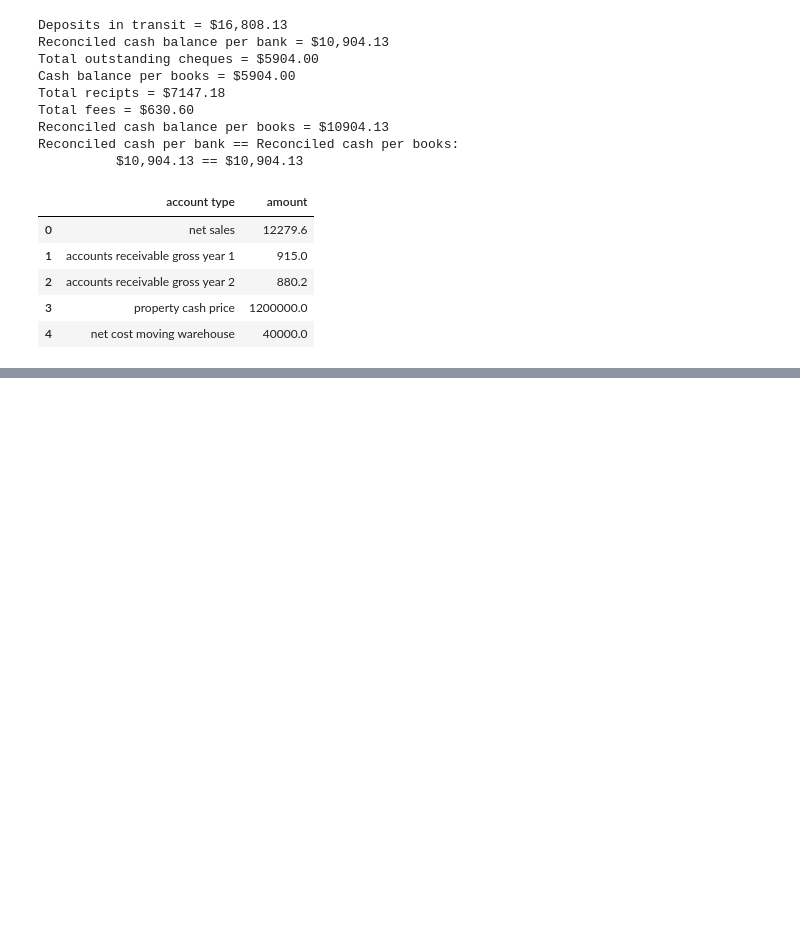
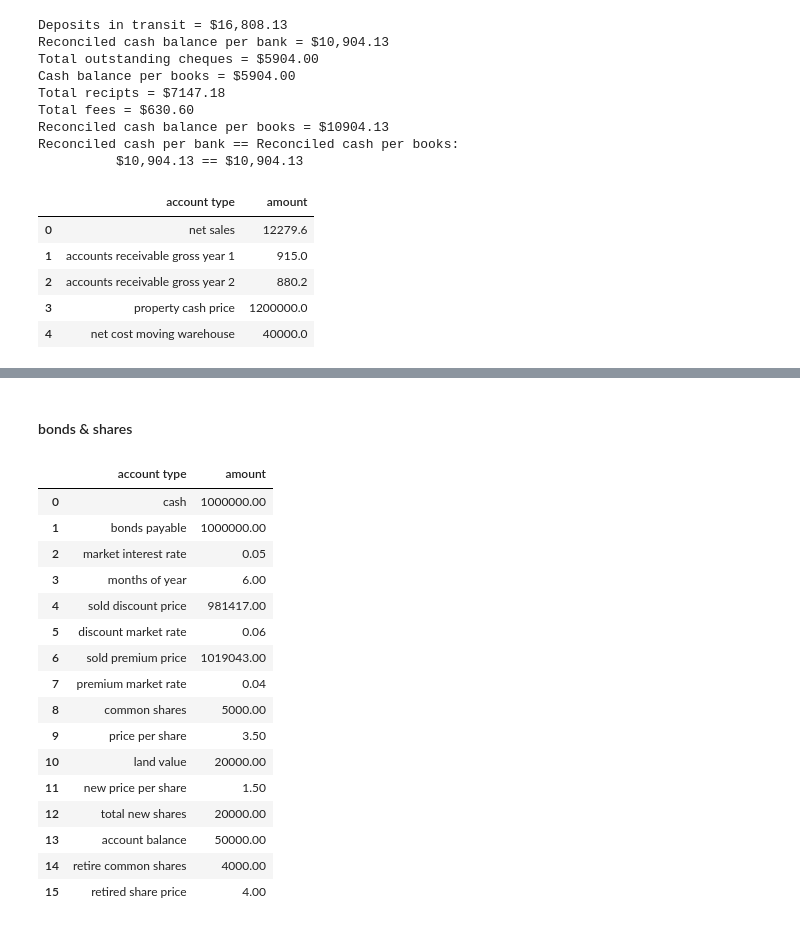
Before and after one commit to PythonCoderUnicorn/FinancialAccounting, a Jupyter notebook: documents/total/total.ipynb, the cells around one changed output, grey strips where cells are left out. Drawn from its saved outputs; the diff is of its cells as text; code cells hidden in the pictures; blank space fills up the shorter version.

Commit message:
total clean, datasets, formulas

```diff
--- a/documents/total/total.ipynb
+++ b/documents/total/total.ipynb
@@ -1432,0 +668,23 @@ Working capital = 1232.00 : 1
+# %% [markdown]
+#### bonds & shares
+# %%
+bondshares = pd.read_csv('./Balance-sheets - bonds_shares.csv')
+bondshares
+# %% [output]
+|  | account type | amount |
+| 0 | cash | 1000000.00 |
+| 1 | bonds payable | 1000000.00 |
+| 2 | market interest rate | 0.05 |
+| 3 | months of year | 6.00 |
+| 4 | sold discount price | 981417.00 |
+| 5 | discount market rate | 0.06 |
+| 6 | sold premium price | 1019043.00 |
+| 7 | premium market rate | 0.04 |
+| 8 | common shares | 5000.00 |
+| 9 | price per share | 3.50 |
+| 10 | land value | 20000.00 |
+| 11 | new price per share | 1.50 |
+| 12 | total new shares | 20000.00 |
+| 13 | account balance | 50000.00 |
+| 14 | retire common shares | 4000.00 |
+| 15 | retired share price | 4.00 |
```
Also changed, not shown: parts of 60 cells of this notebook, 10 other files.
